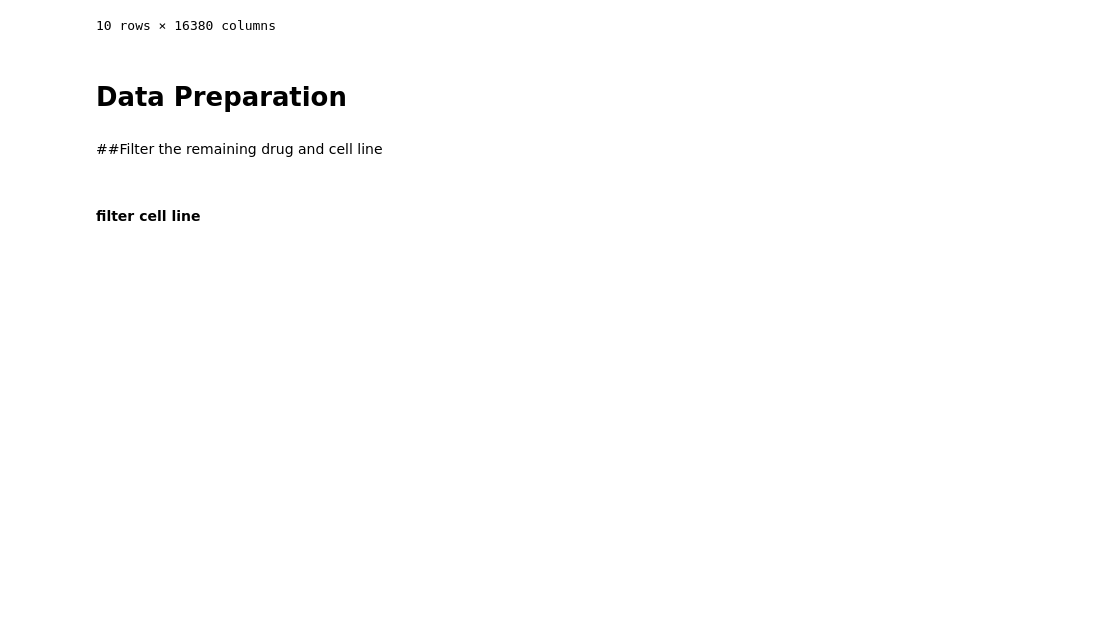
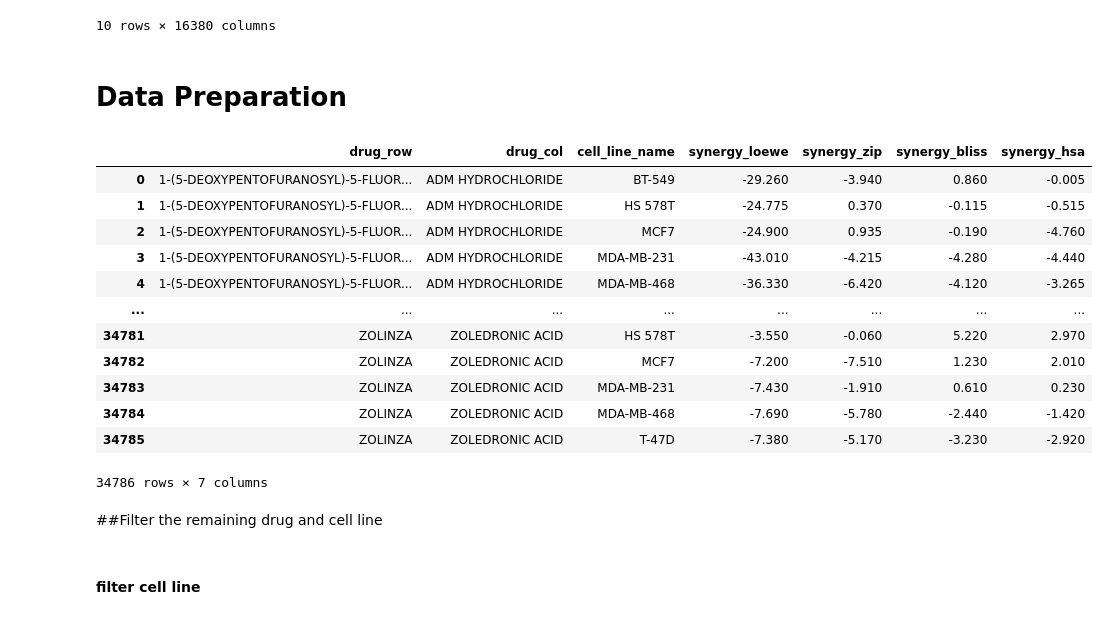
Before and after one commit to kittisaktaoma/colab_practice, a Jupyter notebook: CalcSynergy.ipynb, the cells around one changed output. Saved outputs shown, nothing was run; the diff lists cells and outputs as text; code cells hidden in the pictures; blank space fills up the shorter version.

```diff
--- a/CalcSynergy.ipynb
+++ b/CalcSynergy.ipynb
@@ -414,6 +355,23 @@ cell_line_final
 # %% [markdown]
 
 # Data Preparation
+# %%
+df_sample = sample_data_03
+df_sample
+# %% [output]
+|  | drug_row | drug_col | cell_line_name | synergy_loewe | synergy_zip | synergy_bliss | synergy_hsa |
+| 0 | 1-(5-DEOXYPENTOFURANOSYL)-5-FLUOR... | ADM HYDROCHLORIDE | BT-549 | -29.260 | -3.940 | 0.860 | -0.005 |
+| 1 | 1-(5-DEOXYPENTOFURANOSYL)-5-FLUOR... | ADM HYDROCHLORIDE | HS 578T | -24.775 | 0.370 | -0.115 | -0.515 |
+| 2 | 1-(5-DEOXYPENTOFURANOSYL)-5-FLUOR... | ADM HYDROCHLORIDE | MCF7 | -24.900 | 0.935 | -0.190 | -4.760 |
+| 3 | 1-(5-DEOXYPENTOFURANOSYL)-5-FLUOR... | ADM HYDROCHLORIDE | MDA-MB-231 | -43.010 | -4.215 | -4.280 | -4.440 |
+| 4 | 1-(5-DEOXYPENTOFURANOSYL)-5-FLUOR... | ADM HYDROCHLORIDE | MDA-MB-468 | -36.330 | -6.420 | -4.120 | -3.265 |
+| ... | ... | ... | ... | ... | ... | ... | ... |
+| 34781 | ZOLINZA | ZOLEDRONIC ACID | HS 578T | -3.550 | -0.060 | 5.220 | 2.970 |
+| 34782 | ZOLINZA | ZOLEDRONIC ACID | MCF7 | -7.200 | -7.510 | 1.230 | 2.010 |
+| 34783 | ZOLINZA | ZOLEDRONIC ACID | MDA-MB-231 | -7.430 | -1.910 | 0.610 | 0.230 |
+| 34784 | ZOLINZA | ZOLEDRONIC ACID | MDA-MB-468 | -7.690 | -5.780 | -2.440 | -1.420 |
+| 34785 | ZOLINZA | ZOLEDRONIC ACID | T-47D | -7.380 | -5.170 | -3.230 | -2.920 |
+34786 rows × 7 columns
 # %% [markdown]
 ##Filter the remaining drug and cell line
 # %% [markdown]
```
Also changed, not shown: parts of 5 cells of this notebook.
